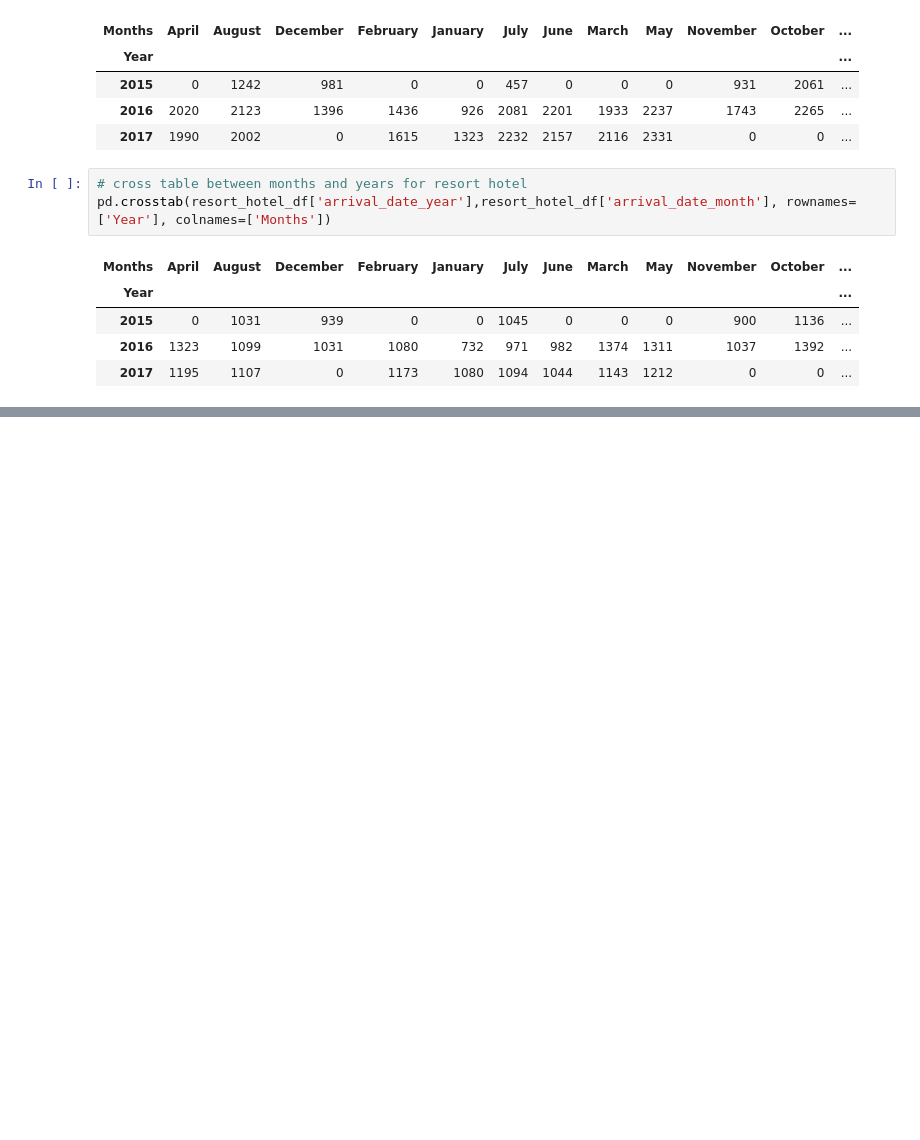
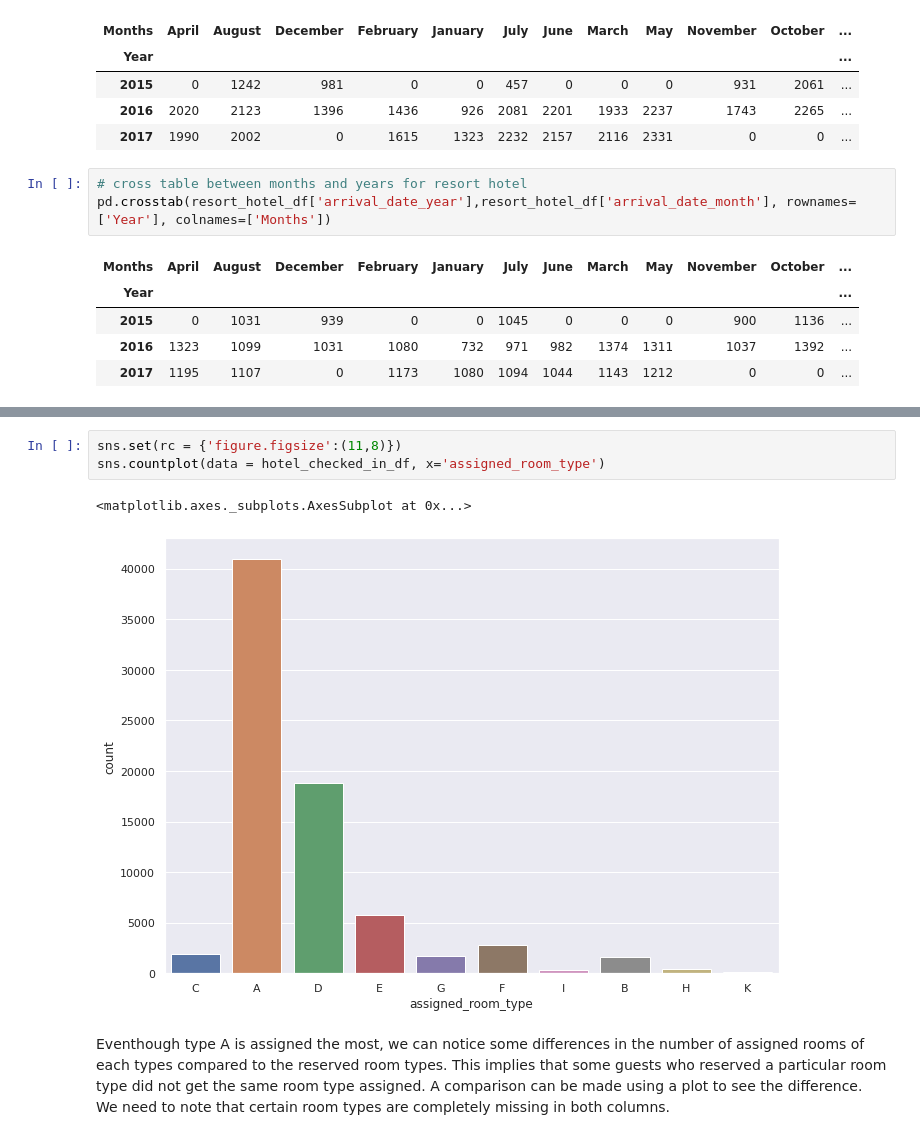
Before and after one commit to ParvezMakandar/Hotel-Booking-Analysis, a Jupyter notebook: Hotel_Booking_Analysis_Capstone_Project.ipynb, the cells around one changed output, grey strips where cells are left out. Saved outputs shown, nothing was run; the diff lists cells and outputs as text; blank space fills up the shorter version.

```diff
--- a/Hotel_Booking_Analysis_Capstone_Project.ipynb
+++ b/Hotel_Booking_Analysis_Capstone_Project.ipynb
@@ -530,0 +574,8 @@ pd.crosstab(resort_hotel_df['arrival_date_year'],resort_hotel_df['arrival_date_m
+# %%
+sns.set(rc = {'figure.figsize':(11,8)})
+sns.countplot(data = hotel_checked_in_df, x='assigned_room_type')
+# %% [output]
+<matplotlib.axes._subplots.AxesSubplot at 0x...>
+[figure, added]
+# %% [markdown]
+Eventhough type A is assigned the most, we can notice some differences in the number of assigned rooms of each types compared to the reserved room types. This implies that some guests who reserved a particular room type did not get the same room type assigned. A comparison can be made using a plot to see the difference. We need to note that certain room types are completely missing in both columns.
```
Also changed, not shown: parts of 25 cells of this notebook.
